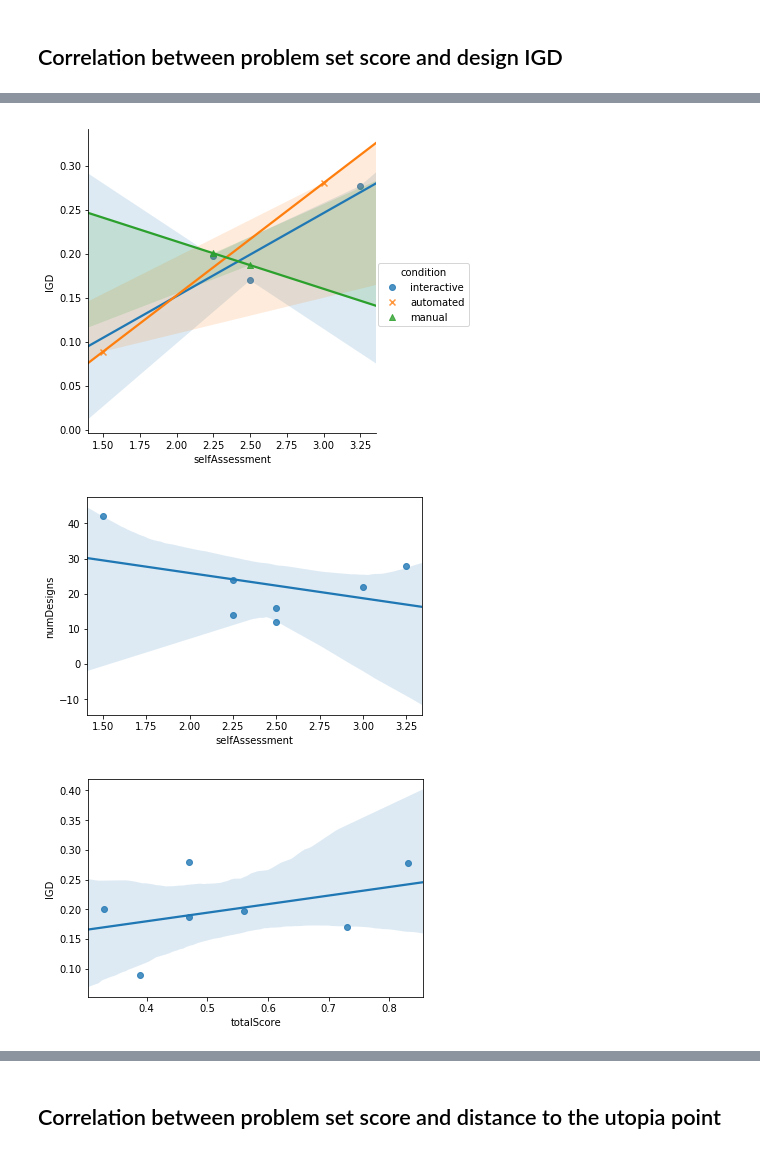
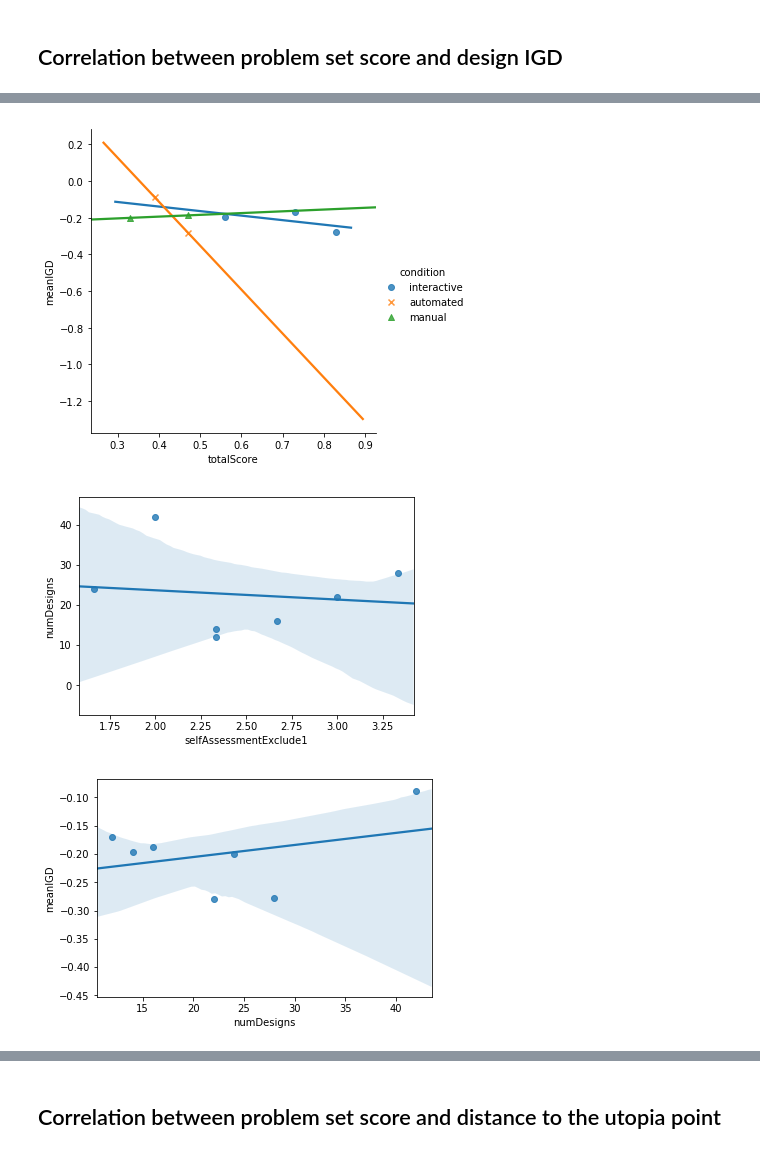
Before and after one commit to hsbang09/iFEED_experiment_result_analysis_2019, a Jupyter notebook: analysis.ipynb, the cells around one changed output, grey strips where cells are left out. Saved outputs shown, nothing was run; the diff lists cells and outputs as text; code cells hidden in the pictures.

```diff
--- a/analysis.ipynb
+++ b/analysis.ipynb
@@ -603,12 +654,12 @@ Warnings:
 # %%
-sns.lmplot(x="selfAssessment", y="IGD", hue="condition", markers=["o","x","^"], data=df);
+sns.lmplot(x="totalScore", y="meanIGD", hue="condition", markers=["o","x","^"], data=df, ci=None);
 # %% [output]
-[figure, old version]
+[figure, new version]
 # %%
-sns.regplot(x="selfAssessment", y="numDesigns", data=df);
+sns.regplot(x="selfAssessmentExclude1", y="numDesigns", data=df);
 # %% [output]
-[figure, old version]
+[figure, new version]
 # %%
-sns.regplot(x="totalScore", y="IGD", data=df);
+sns.regplot(x="numDesigns", y="meanIGD", data=df);
 # %% [output]
-[figure, old version]
+[figure, new version]
```
Also changed, not shown: parts of 65 cells of this notebook, 3 other files.
